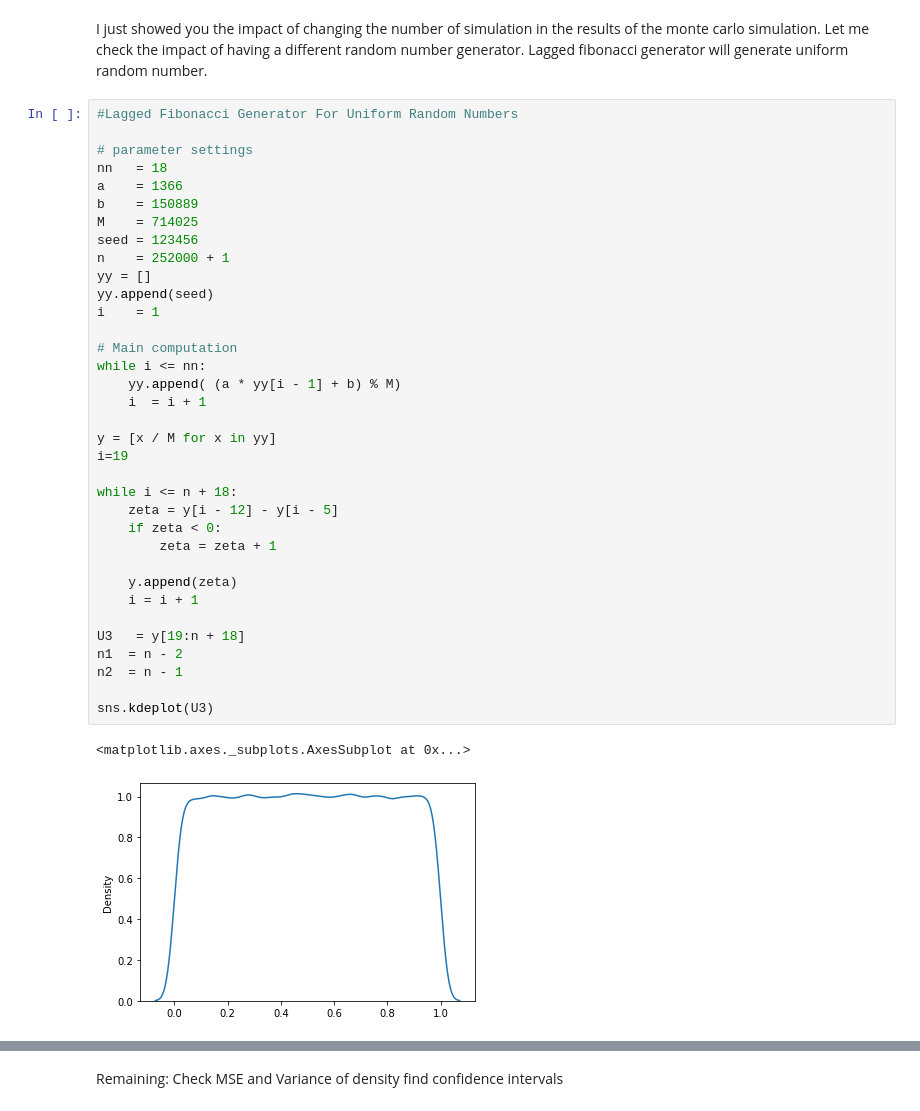
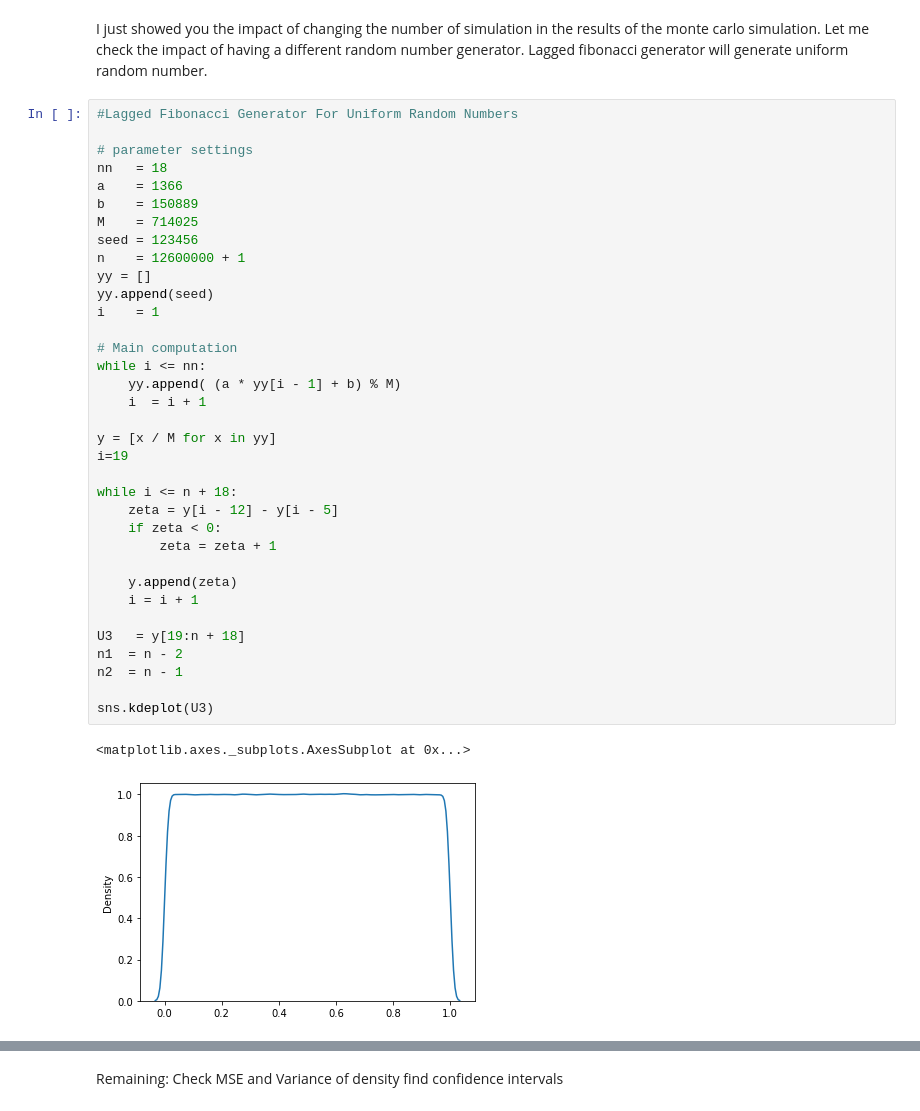
Before and after one commit to Rupesh0Poudel/Numerical_Introductory_Seminar, a Jupyter notebook: test.ipynb, the cells around one changed output, grey strips where cells are left out. Saved outputs shown, nothing was run; the diff lists cells and outputs as text.

```diff
--- a/test.ipynb
+++ b/test.ipynb
@@ -203,35 +202,35 @@ a    = 1366
 b    = 150889
 M    = 714025
 seed = 123456
-n    = 252000 + 1
+n    = 12600000 + 1
 yy = []
 yy.append(seed)
 i    = 1
 
 # Main computation
 while i <= nn:
     yy.append( (a * yy[i - 1] + b) % M)
     i  = i + 1
 
 y = [x / M for x in yy]
 i=19
 
 while i <= n + 18:
     zeta = y[i - 12] - y[i - 5]
     if zeta < 0:
         zeta = zeta + 1
 
     y.append(zeta)
     i = i + 1
 
 U3   = y[19:n + 18]
 n1  = n - 2
 n2  = n - 1
 
 sns.kdeplot(U3)
 # %% [output]
 <matplotlib.axes._subplots.AxesSubplot at 0x...>
-[figure, old version]
+[figure, new version]
 # %%
 #Box Müller Method _ Youtube channel StatMonteCarlo
 
```
Also changed, not shown: parts of 7 cells of this notebook.
